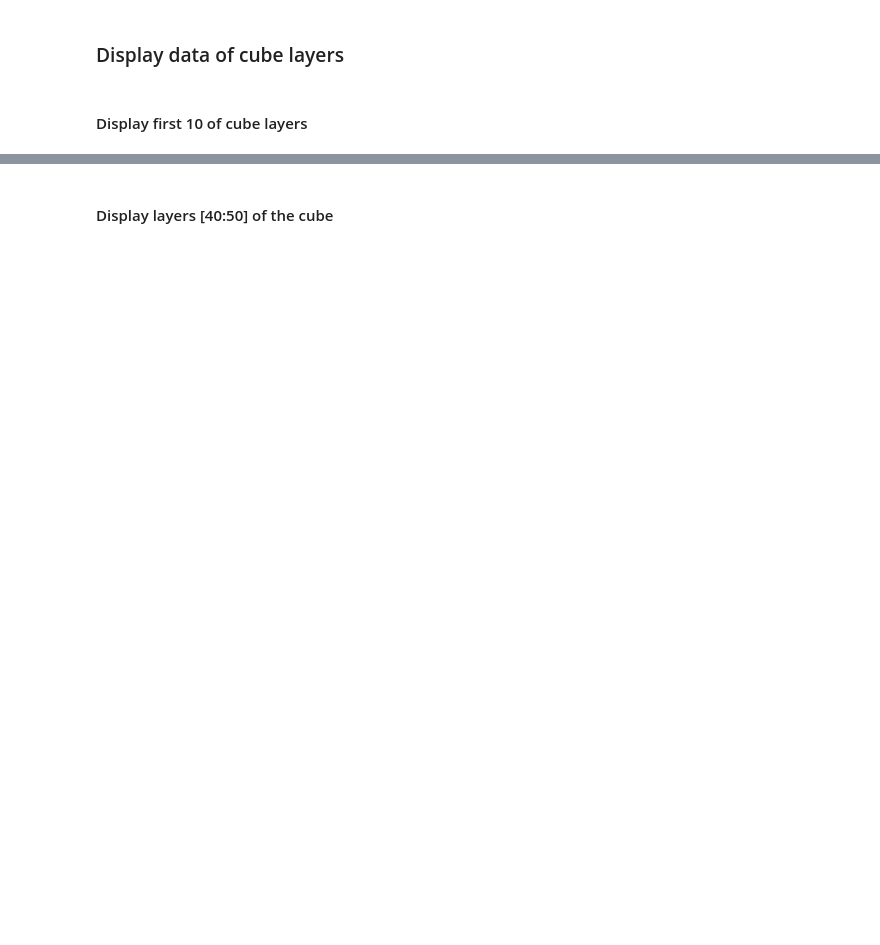
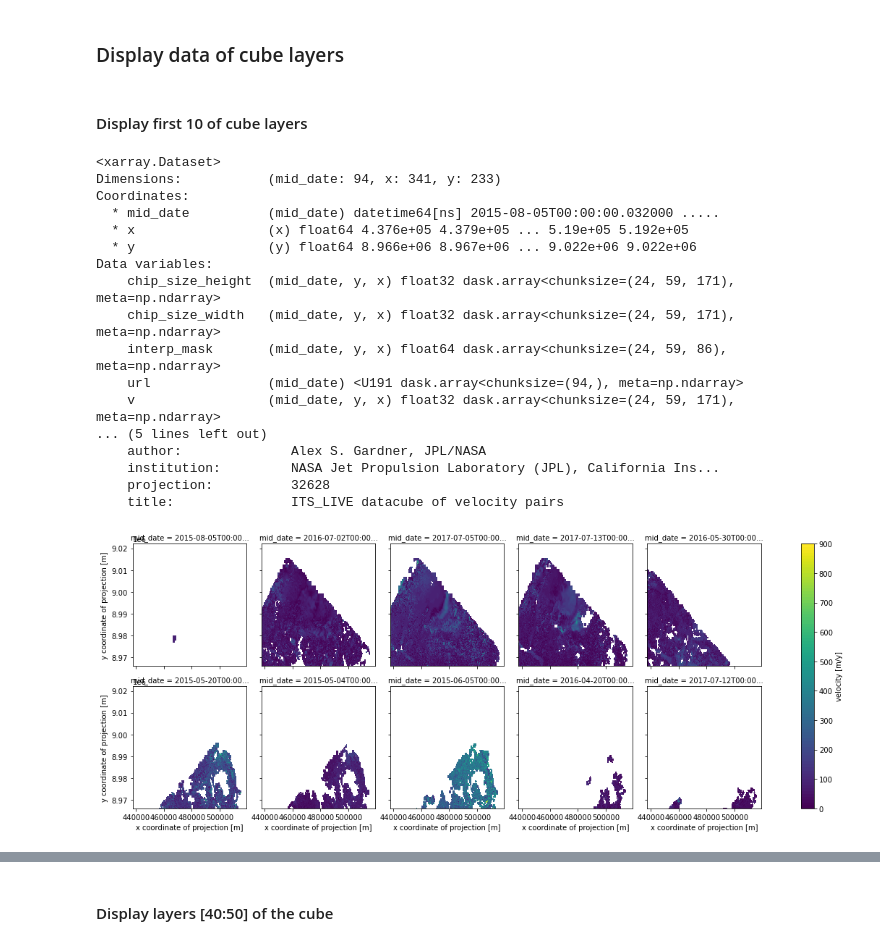
Before and after one commit to nasa-jpl/its_live, a Jupyter notebook: src/notebooks/itscube.ipynb, the cells around one changed output, grey strips where cells are left out. Saved outputs shown, nothing was run; the diff lists cells and outputs as text; code cells hidden in the pictures; blank space fills up the shorter version.

```diff
--- a/src/notebooks/itscube.ipynb
+++ b/src/notebooks/itscube.ipynb
@@ -257,3 +272,28 @@ Skipped granules:
 ### Display data of cube layers
 # %% [markdown]
 #### Display first 10 of cube layers
+# %%
+from itscube import ITSCube
+
+back_zarr
+# back_zarr['vx']
+ITSCube.plot(back_zarr, 'v', (0, 10))
+# %% [output]
+<xarray.Dataset>
+Dimensions:           (mid_date: 94, x: 341, y: 233)
+Coordinates:
+  * mid_date          (mid_date) datetime64[ns] 2015-08-05T00:00:00.032000 .....
+  * x                 (x) float64 4.376e+05 4.379e+05 ... 5.19e+05 5.192e+05
+  * y                 (y) float64 8.966e+06 8.967e+06 ... 9.022e+06 9.022e+06
+Data variables:
+    chip_size_height  (mid_date, y, x) float32 dask.array<chunksize=(24, 59, 171), meta=np.ndarray>
+    chip_size_width   (mid_date, y, x) float32 dask.array<chunksize=(24, 59, 171), meta=np.ndarray>
+    interp_mask       (mid_date, y, x) float64 dask.array<chunksize=(24, 59, 86), meta=np.ndarray>
+    url               (mid_date) <U191 dask.array<chunksize=(94,), meta=np.ndarray>
+    v                 (mid_date, y, x) float32 dask.array<chunksize=(24, 59, 171), meta=np.ndarray>
+... (5 lines left out)
+    author:              Alex S. Gardner, JPL/NASA
+    institution:         NASA Jet Propulsion Laboratory (JPL), California Ins...
+    projection:          32628
+    title:               ITS_LIVE datacube of velocity pairs
+[figure, added]
```
Also changed, not shown: parts of 29 cells of this notebook.
